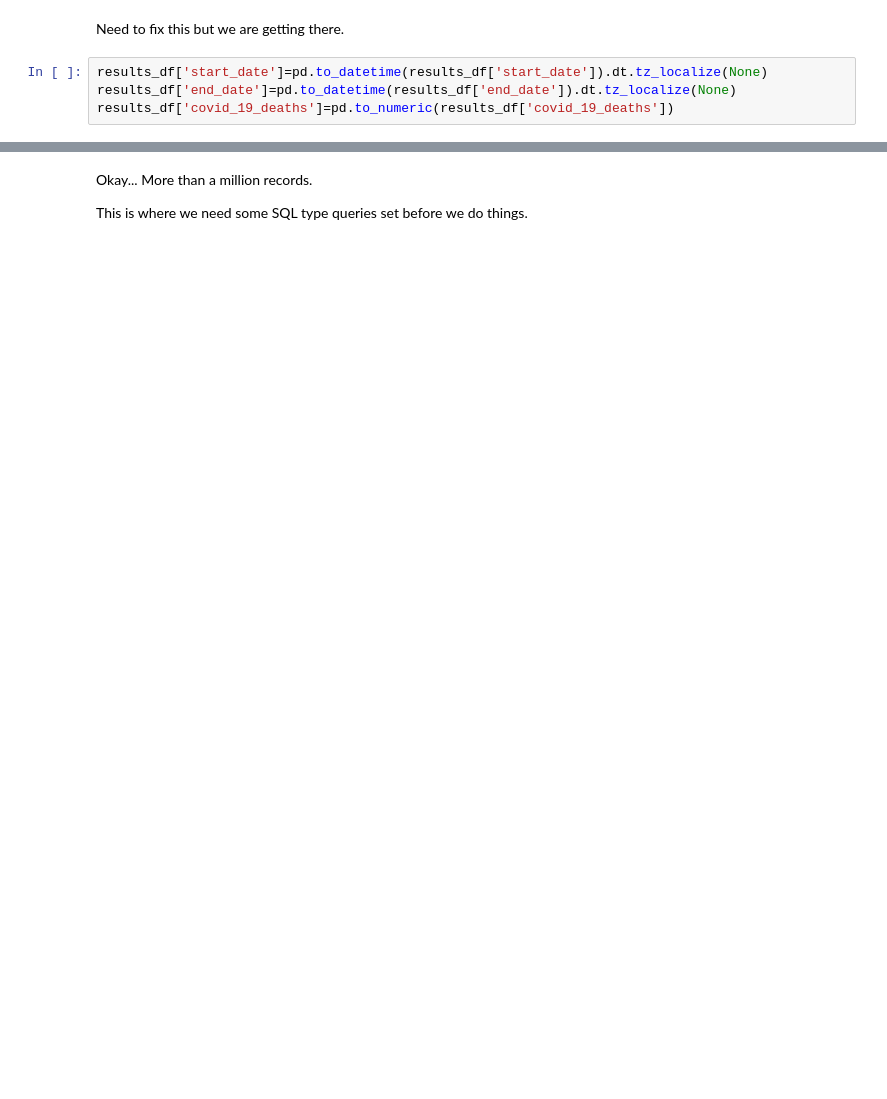
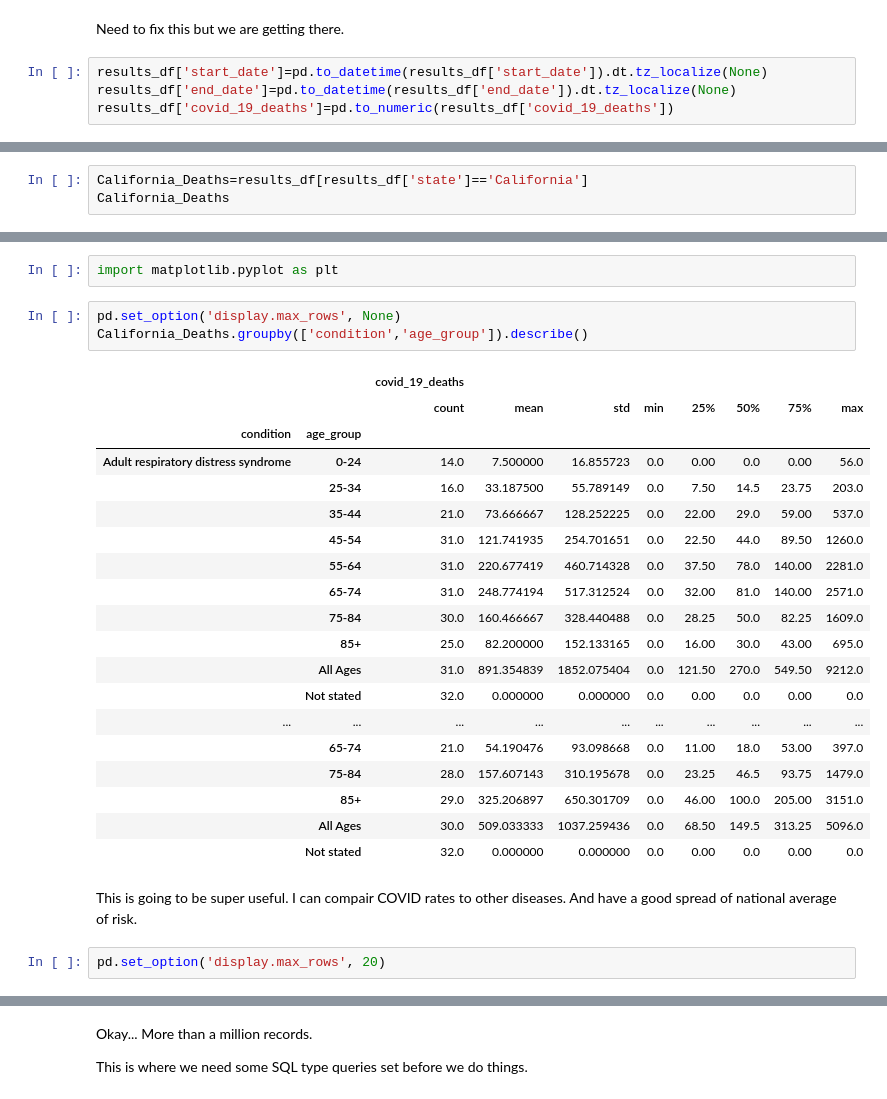
Before and after one commit to asullivan42/COVID_Bubble_Estimator, a Jupyter notebook: CDC data importer.ipynb, the cells around one changed output, grey strips where cells are left out. Cells and saved outputs as stored; diff of their text form; blank space fills up the shorter version.

```diff
--- a/CDC data importer.ipynb
+++ b/CDC data importer.ipynb
@@ -105,0 +148,3 @@ This was a success.  Wish that the .infero_objects worked.
+# %%
+California_Deaths=results_df[results_df['state']=='California']
+California_Deaths
@@ -106,3 +165,32 @@ This was a success.  Wish that the .infero_objects worked.
+# %%
+import matplotlib.pyplot as plt
+# %%
+pd.set_option('display.max_rows', None)
+California_Deaths.groupby(['condition','age_group']).describe()
+# %% [output]
+|  |  | covid_19_deaths |  |  |  |  |  |  |  |
+|  |  | count | mean | std | min | 25% | 50% | 75% | max |
+| condition | age_group |  |  |  |  |  |  |  |  |
+| Adult respiratory distress syndrome | 0-24 | 14.0 | 7.500000 | 16.855723 | 0.0 | 0.00 | 0.0 | 0.00 | 56.0 |
+|  | 25-34 | 16.0 | 33.187500 | 55.789149 | 0.0 | 7.50 | 14.5 | 23.75 | 203.0 |
+|  | 35-44 | 21.0 | 73.666667 | 128.252225 | 0.0 | 22.00 | 29.0 | 59.00 | 537.0 |
+|  | 45-54 | 31.0 | 121.741935 | 254.701651 | 0.0 | 22.50 | 44.0 | 89.50 | 1260.0 |
+|  | 55-64 | 31.0 | 220.677419 | 460.714328 | 0.0 | 37.50 | 78.0 | 140.00 | 2281.0 |
+|  | 65-74 | 31.0 | 248.774194 | 517.312524 | 0.0 | 32.00 | 81.0 | 140.00 | 2571.0 |
+|  | 75-84 | 30.0 | 160.466667 | 328.440488 | 0.0 | 28.25 | 50.0 | 82.25 | 1609.0 |
+|  | 85+ | 25.0 | 82.200000 | 152.133165 | 0.0 | 16.00 | 30.0 | 43.00 | 695.0 |
+|  | All Ages | 31.0 | 891.354839 | 1852.075404 | 0.0 | 121.50 | 270.0 | 549.50 | 9212.0 |
+|  | Not stated | 32.0 | 0.000000 | 0.000000 | 0.0 | 0.00 | 0.0 | 0.00 | 0.0 |
+| ... | ... | ... | ... | ... | ... | ... | ... | ... | ... |
+|  | 65-74 | 21.0 | 54.190476 | 93.098668 | 0.0 | 11.00 | 18.0 | 53.00 | 397.0 |
+|  | 75-84 | 28.0 | 157.607143 | 310.195678 | 0.0 | 23.25 | 46.5 | 93.75 | 1479.0 |
+|  | 85+ | 29.0 | 325.206897 | 650.301709 | 0.0 | 46.00 | 100.0 | 205.00 | 3151.0 |
+|  | All Ages | 30.0 | 509.033333 | 1037.259436 | 0.0 | 68.50 | 149.5 | 313.25 | 5096.0 |
+|  | Not stated | 32.0 | 0.000000 | 0.000000 | 0.0 | 0.00 | 0.0 | 0.00 | 0.0 |
+# %% [markdown]
+This is going to be super useful.  I can compair COVID rates to other diseases.  And have a good spread of national average of risk.
+# %%
+pd.set_option('display.max_rows', 20)
 # %%
 # United States COVID-19 Cases and Deaths by State over Time Case Surveillance
 results = client.get("9mfq-cb36", limit=50000)
```
Also changed, not shown: parts of 18 cells of this notebook, 1 other file.
